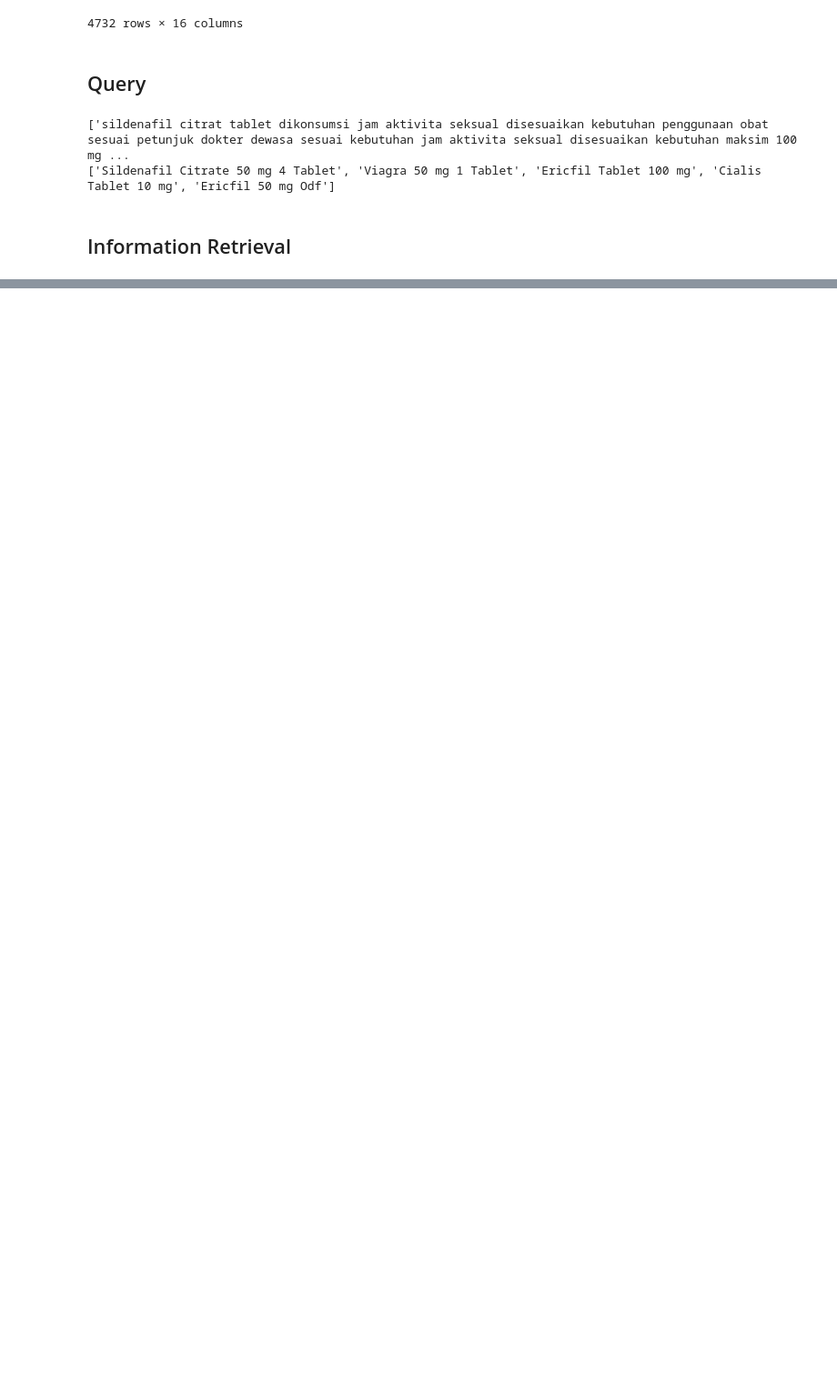
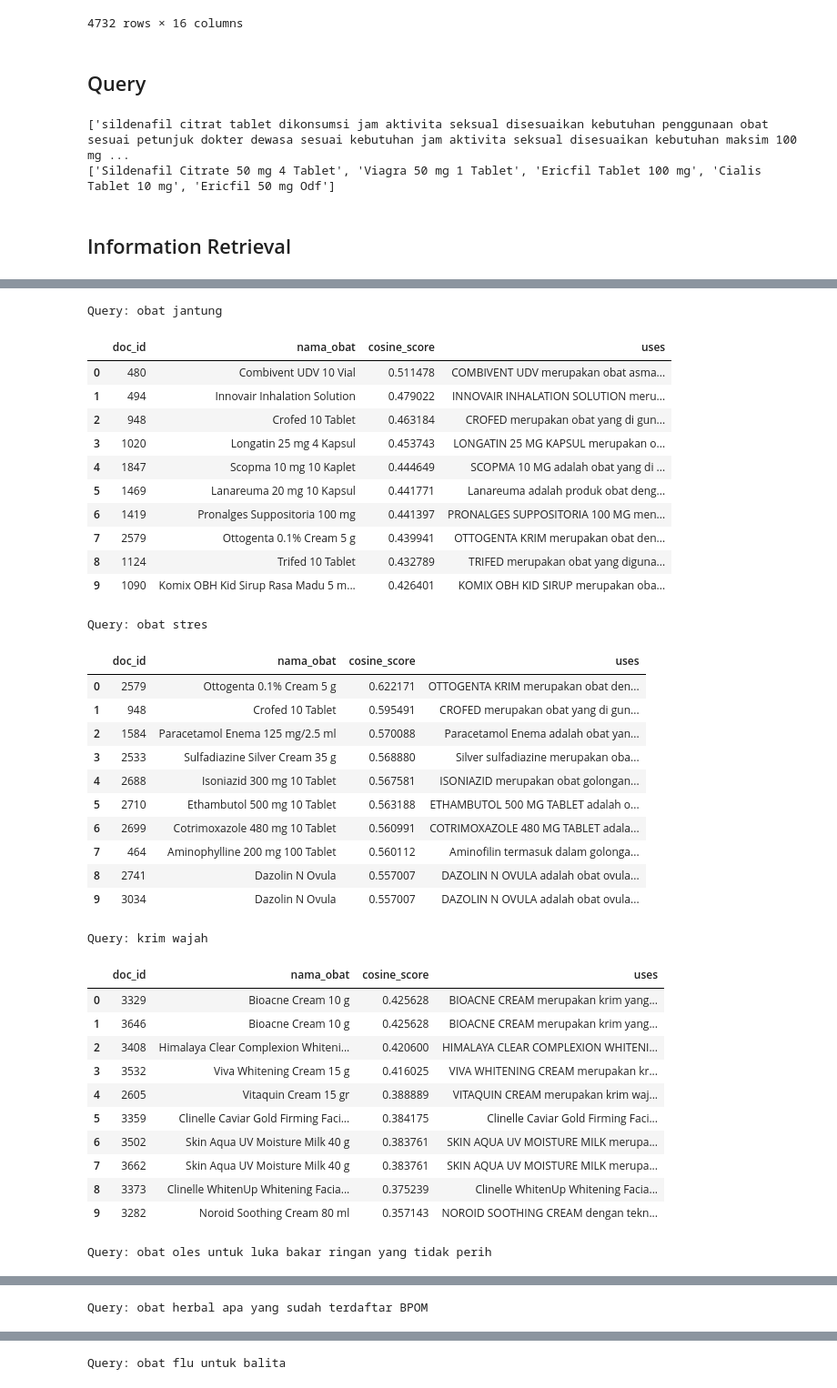
Before and after one commit to harvestwalukow/unair, a Jupyter notebook: SEMESTER 5/NLP/ir/notebook.ipynb, the cells around one changed output, grey strips where cells are left out. Shown: that part at 91% size. Drawn from its saved outputs; the diff is of its cells as text; code cells hidden in the pictures; blank space fills up the shorter version.

```diff
--- a/SEMESTER 5/NLP/ir/notebook.ipynb
+++ b/SEMESTER 5/NLP/ir/notebook.ipynb
@@ -116,0 +370,73 @@ query_panjang_prepro = [preprocessing(q) for q in query_panjang]
+# %%
+bow_vectorizer = CountVectorizer(
+    max_features = 5000,
+    min_df=2,
+    max_df=0.8,
+    ngram_range=(1,2)
+)
+bow_matrix = bow_vectorizer.fit_transform(corpus)
+
+from sklearn.metrics.pairwise import cosine_similarity as sklearn_cosine_similarity
+
+def cosine(query, documents, vectorizer, matrix):
+    query_vector = vectorizer.transform([query])
+    similarities = sklearn_cosine_similarity(query_vector, matrix).flatten()
+    results = []
+    for i, sim in enumerate(similarities):
+        if sim > 0:
+            results.append({
+                'doc_id': i,
+                'nama_obat': nama_obat[i],
+                'cosine_score': sim,
+                'uses': df['uses'][i]
+            })
+    results.sort(key=lambda x: x['cosine_score'], reverse=True)
+    return pd.DataFrame(results)
+# %%
+# ir
+for i, query in enumerate(query_pendek_prepro):
+    print(f"Query: {query_pendek[i]}")
+    results = cosine(query, corpus, bow_vectorizer, bow_matrix)
+    display(results.head(10))
+for i, query in enumerate(query_panjang_prepro):
+    print(f"Query: {query_panjang[i]}")
+    results = cosine(query, corpus, bow_vectorizer, bow_matrix)
+    display(results.head(10))
+# %% [output]
+Query: obat jantung
+|  | doc_id | nama_obat | cosine_score | uses |
+| 0 | 480 | Combivent UDV 10 Vial | 0.511478 | COMBIVENT UDV merupakan obat asma... |
+| 1 | 494 | Innovair Inhalation Solution | 0.479022 | INNOVAIR INHALATION SOLUTION meru... |
+| 2 | 948 | Crofed 10 Tablet | 0.463184 | CROFED merupakan obat yang di gun... |
+| 3 | 1020 | Longatin 25 mg 4 Kapsul | 0.453743 | LONGATIN 25 MG KAPSUL merupakan o... |
+| 4 | 1847 | Scopma 10 mg 10 Kaplet | 0.444649 | SCOPMA 10 MG adalah obat yang di ... |
+| 5 | 1469 | Lanareuma 20 mg 10 Kapsul | 0.441771 | Lanareuma adalah produk obat deng... |
+| 6 | 1419 | Pronalges Suppositoria 100 mg | 0.441397 | PRONALGES SUPPOSITORIA 100 MG men... |
+| 7 | 2579 | Ottogenta 0.1% Cream 5 g | 0.439941 | OTTOGENTA KRIM merupakan obat den... |
+| 8 | 1124 | Trifed 10 Tablet | 0.432789 | TRIFED merupakan obat yang diguna... |
+| 9 | 1090 | Komix OBH Kid Sirup Rasa Madu 5 m... | 0.426401 | KOMIX OBH KID SIRUP merupakan oba... |
+Query: obat stres
+|  | doc_id | nama_obat | cosine_score | uses |
+| 0 | 2579 | Ottogenta 0.1% Cream 5 g | 0.622171 | OTTOGENTA KRIM merupakan obat den... |
+| 1 | 948 | Crofed 10 Tablet | 0.595491 | CROFED merupakan obat yang di gun... |
+| 2 | 1584 | Paracetamol Enema 125 mg/2.5 ml | 0.570088 | Paracetamol Enema adalah obat yan... |
+| 3 | 2533 | Sulfadiazine Silver Cream 35 g | 0.568880 | Silver sulfadiazine merupakan oba... |
+| 4 | 2688 | Isoniazid 300 mg 10 Tablet | 0.567581 | ISONIAZID merupakan obat golongan... |
+| 5 | 2710 | Ethambutol 500 mg 10 Tablet | 0.563188 | ETHAMBUTOL 500 MG TABLET adalah o... |
+| 6 | 2699 | Cotrimoxazole 480 mg 10 Tablet | 0.560991 | COTRIMOXAZOLE 480 MG TABLET adala... |
+| 7 | 464 | Aminophylline 200 mg 100 Tablet | 0.560112 | Aminofilin termasuk dalam golonga... |
+| 8 | 2741 | Dazolin N Ovula | 0.557007 | DAZOLIN N OVULA adalah obat ovula... |
+| 9 | 3034 | Dazolin N Ovula | 0.557007 | DAZOLIN N OVULA adalah obat ovula... |
+Query: krim wajah
+|  | doc_id | nama_obat | cosine_score | uses |
+| 0 | 3329 | Bioacne Cream 10 g | 0.425628 | BIOACNE CREAM merupakan krim yang... |
+| 1 | 3646 | Bioacne Cream 10 g | 0.425628 | BIOACNE CREAM merupakan krim yang... |
+| 2 | 3408 | Himalaya Clear Complexion Whiteni... | 0.420600 | HIMALAYA CLEAR COMPLEXION WHITENI... |
+| 3 | 3532 | Viva Whitening Cream 15 g | 0.416025 | VIVA WHITENING CREAM merupakan kr... |
+| 4 | 2605 | Vitaquin Cream 15 gr | 0.388889 | VITAQUIN CREAM merupakan krim waj... |
+| 5 | 3359 | Clinelle Caviar Gold Firming Faci... | 0.384175 | Clinelle Caviar Gold Firming Faci... |
+| 6 | 3502 | Skin Aqua UV Moisture Milk 40 g | 0.383761 | SKIN AQUA UV MOISTURE MILK merupa... |
+| 7 | 3662 | Skin Aqua UV Moisture Milk 40 g | 0.383761 | SKIN AQUA UV MOISTURE MILK merupa... |
+| 8 | 3373 | Clinelle WhitenUp Whitening Facia... | 0.375239 | Clinelle WhitenUp Whitening Facia... |
+| 9 | 3282 | Noroid Soothing Cream 80 ml | 0.357143 | NOROID SOOTHING CREAM dengan tekn... |
+Query: obat oles untuk luka bakar ringan yang tidak perih
@@ -116,0 +454 @@ query_panjang_prepro = [preprocessing(q) for q in query_panjang]
+Query: obat herbal apa yang sudah terdaftar BPOM
@@ -116,0 +466 @@ query_panjang_prepro = [preprocessing(q) for q in query_panjang]
+Query: obat flu untuk balita
```
Also changed, not shown: parts of 11 cells of this notebook.
